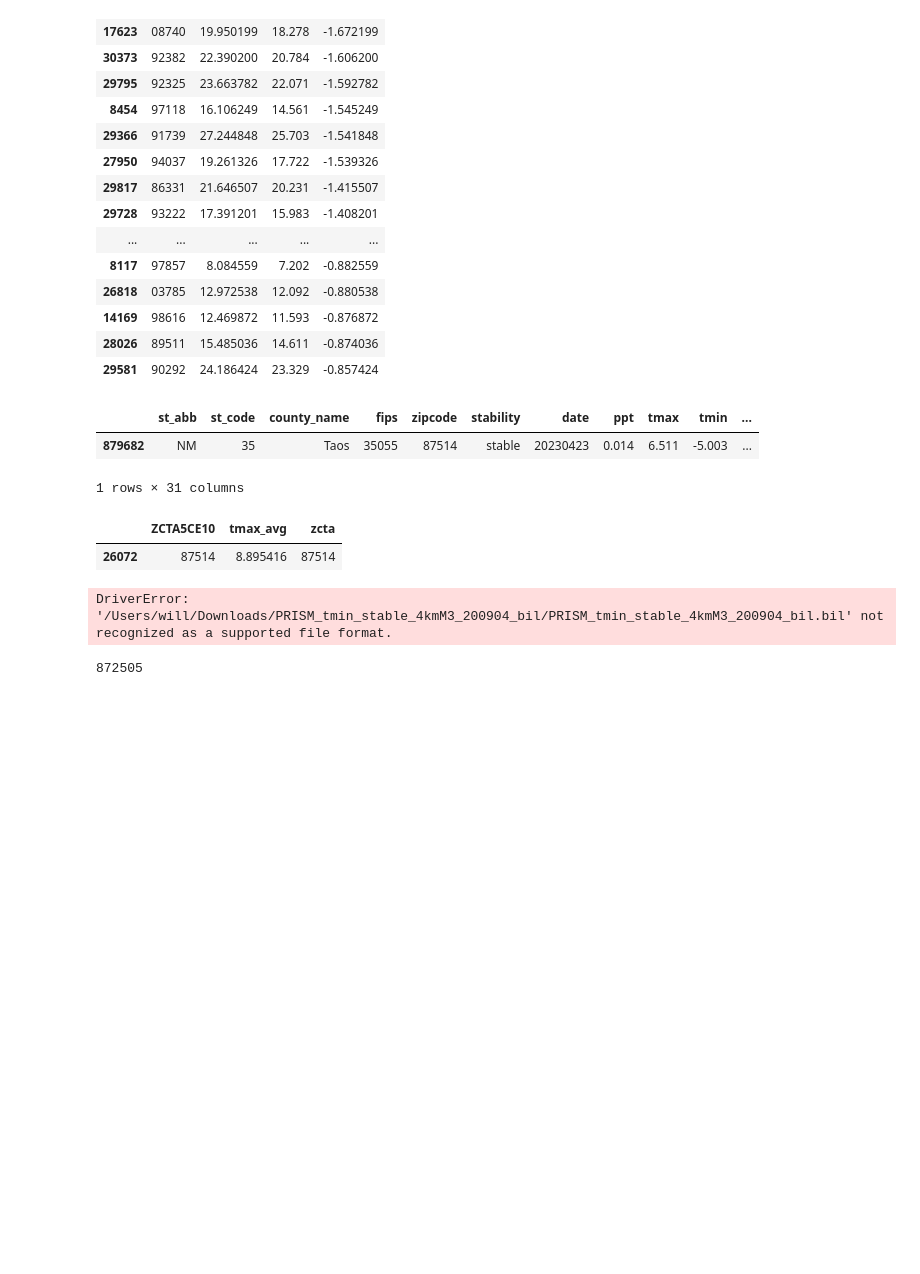
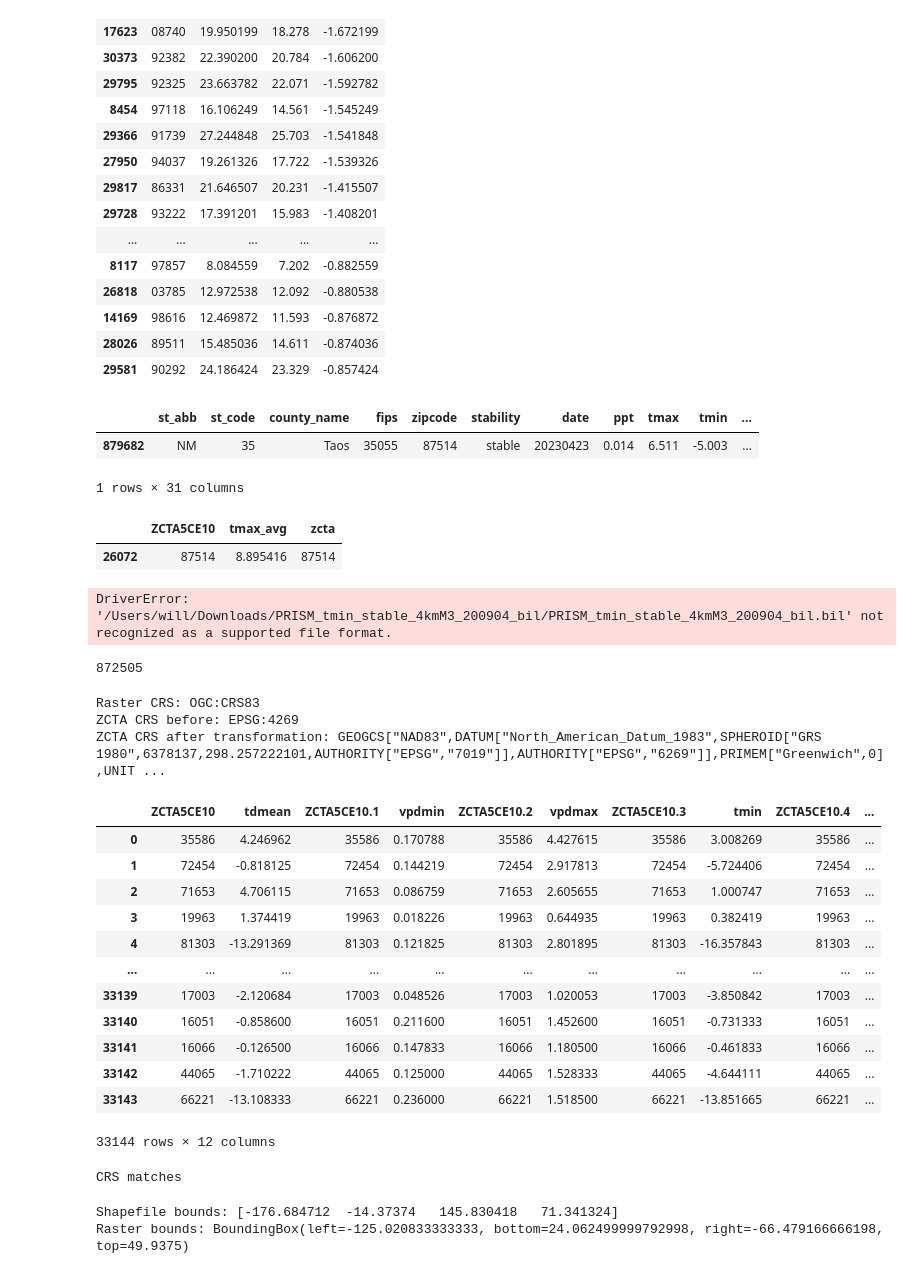
Before and after one commit to wbeckman/morel-model, a Jupyter notebook: local_calcs.ipynb, the cells around one changed output. Drawn from its saved outputs; the diff is of its cells as text; code cells hidden in the pictures; blank space fills up the shorter version.

```diff
--- a/local_calcs.ipynb
+++ b/local_calcs.ipynb
@@ -107,0 +123,29 @@ x.size
+# %%
+import geopandas as gpd
+import rasterio
+import matplotlib.pyplot as plt
+
+# Load the shapefile and the raster file
+zcta_shapefile = "/Users/will/dev/morel-model/data/bounds/zip_bounds_2019.shp"
+raster_file = "/Users/will/dev/morel-model/data/PRISM_tmax_stable_4kmD2_20230423_asc.asc"
+zcta_gdf = check_and_transform_crs(gpd.read_file(zcta_shapefile), raster_file)
+# %% [output]
+Raster CRS: OGC:CRS83
+ZCTA CRS before: EPSG:4269
+ZCTA CRS after transformation: GEOGCS["NAD83",DATUM["North_American_Datum_1983",SPHEROID["GRS 1980",6378137,298.257222101,AUTHORITY["EPSG","7019"]],AUTHORITY["EPSG","6269"]],PRIMEM["Greenwich",0],UNIT ...
+# %%
+pd.read_csv('/Users/will/dev/morel-model/data/processed_prism_data.csv')
+# %% [output]
+|  | ZCTA5CE10 | tdmean | ZCTA5CE10.1 | vpdmin | ZCTA5CE10.2 | vpdmax | ZCTA5CE10.3 | tmin | ZCTA5CE10.4 | ... |
+| 0 | 35586 | 4.246962 | 35586 | 0.170788 | 35586 | 4.427615 | 35586 | 3.008269 | 35586 | ... |
+| 1 | 72454 | -0.818125 | 72454 | 0.144219 | 72454 | 2.917813 | 72454 | -5.724406 | 72454 | ... |
+| 2 | 71653 | 4.706115 | 71653 | 0.086759 | 71653 | 2.605655 | 71653 | 1.000747 | 71653 | ... |
+| 3 | 19963 | 1.374419 | 19963 | 0.018226 | 19963 | 0.644935 | 19963 | 0.382419 | 19963 | ... |
+| 4 | 81303 | -13.291369 | 81303 | 0.121825 | 81303 | 2.801895 | 81303 | -16.357843 | 81303 | ... |
+| ... | ... | ... | ... | ... | ... | ... | ... | ... | ... | ... |
+| 33139 | 17003 | -2.120684 | 17003 | 0.048526 | 17003 | 1.020053 | 17003 | -3.850842 | 17003 | ... |
+| 33140 | 16051 | -0.858600 | 16051 | 0.211600 | 16051 | 1.452600 | 16051 | -0.731333 | 16051 | ... |
+| 33141 | 16066 | -0.126500 | 16066 | 0.147833 | 16066 | 1.180500 | 16066 | -0.461833 | 16066 | ... |
+| 33142 | 44065 | -1.710222 | 44065 | 0.125000 | 44065 | 1.528333 | 44065 | -4.644111 | 44065 | ... |
+| 33143 | 66221 | -13.108333 | 66221 | 0.236000 | 66221 | 1.518500 | 66221 | -13.851665 | 66221 | ... |
+33144 rows × 12 columns
@@ -107,0 +157,16 @@ x.size
+# %%
+# Check if CRS matches
+if zcta_gdf.crs != raster_crs:
+    print("CRS mismatch")
+else:
+    print("CRS matches")
+# %% [output]
+CRS matches
+# %%
+# Compare extents and bounds
+zcta_bounds = zcta_gdf.total_bounds
+print("Shapefile bounds:", zcta_bounds)
+print("Raster bounds:", raster_bounds)
+# %% [output]
+Shapefile bounds: [-176.684712  -14.37374   145.830418   71.341324]
+Raster bounds: BoundingBox(left=-125.020833333333, bottom=24.062499999792998, right=-66.479166666198, top=49.9375)
```
Also changed, not shown: parts of 9 cells of this notebook, 1 other file.
